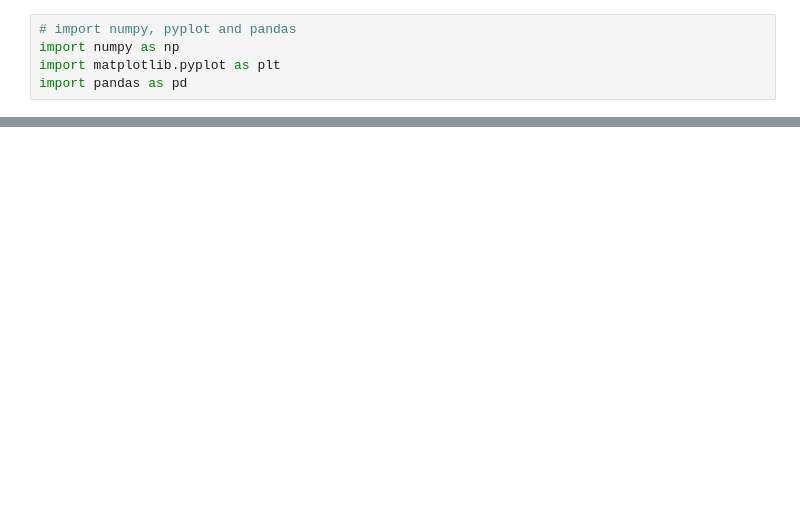
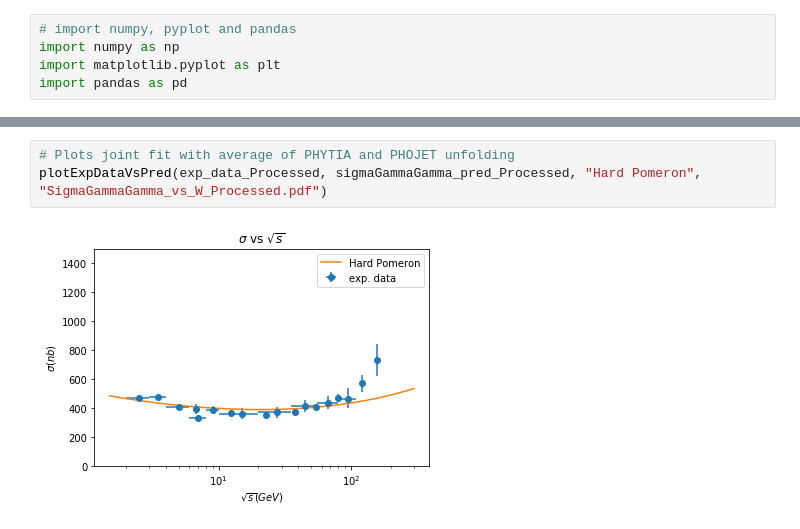
Before and after one commit to artur-amorim/gggpScatteringIHQCD, a Jupyter notebook: plots/SigmaGammaGamma/plotSigmaGammaGamma.ipynb, the cells around one changed output, grey strips where cells are left out. Drawn from its saved outputs; the diff is of its cells as text; blank space fills up the shorter version.

```diff
--- a/plots/SigmaGammaGamma/plotSigmaGammaGamma.ipynb
+++ b/plots/SigmaGammaGamma/plotSigmaGammaGamma.ipynb
@@ -108,0 +59,5 @@ plt.show()
+# %%
+# Plots joint fit with average of PHYTIA and PHOJET unfolding
+plotExpDataVsPred(exp_data_Processed, sigmaGammaGamma_pred_Processed, "Hard Pomeron", "SigmaGammaGamma_vs_W_Processed.pdf")
+# %% [output]
+[figure, added]
```
Also changed, not shown: parts of 18 cells of this notebook, 2 other files.
